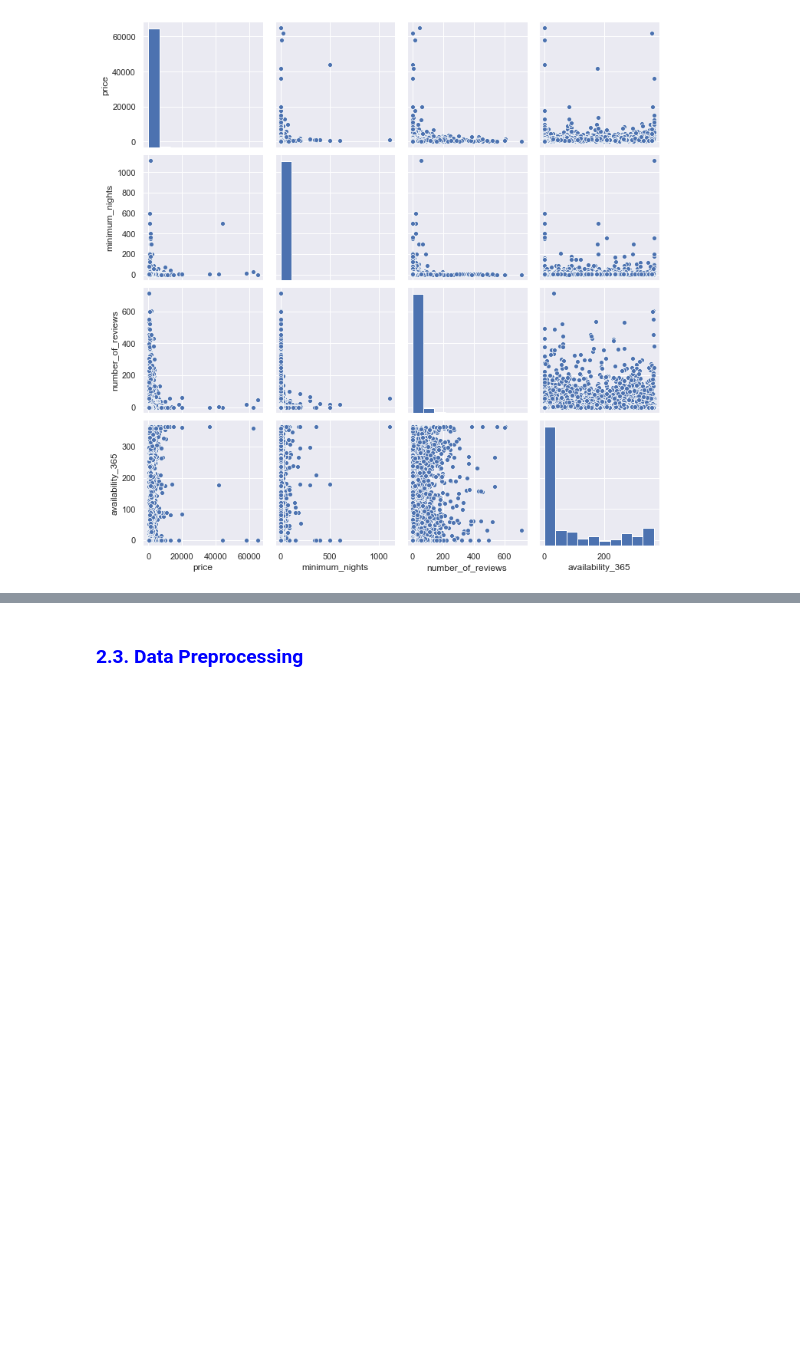
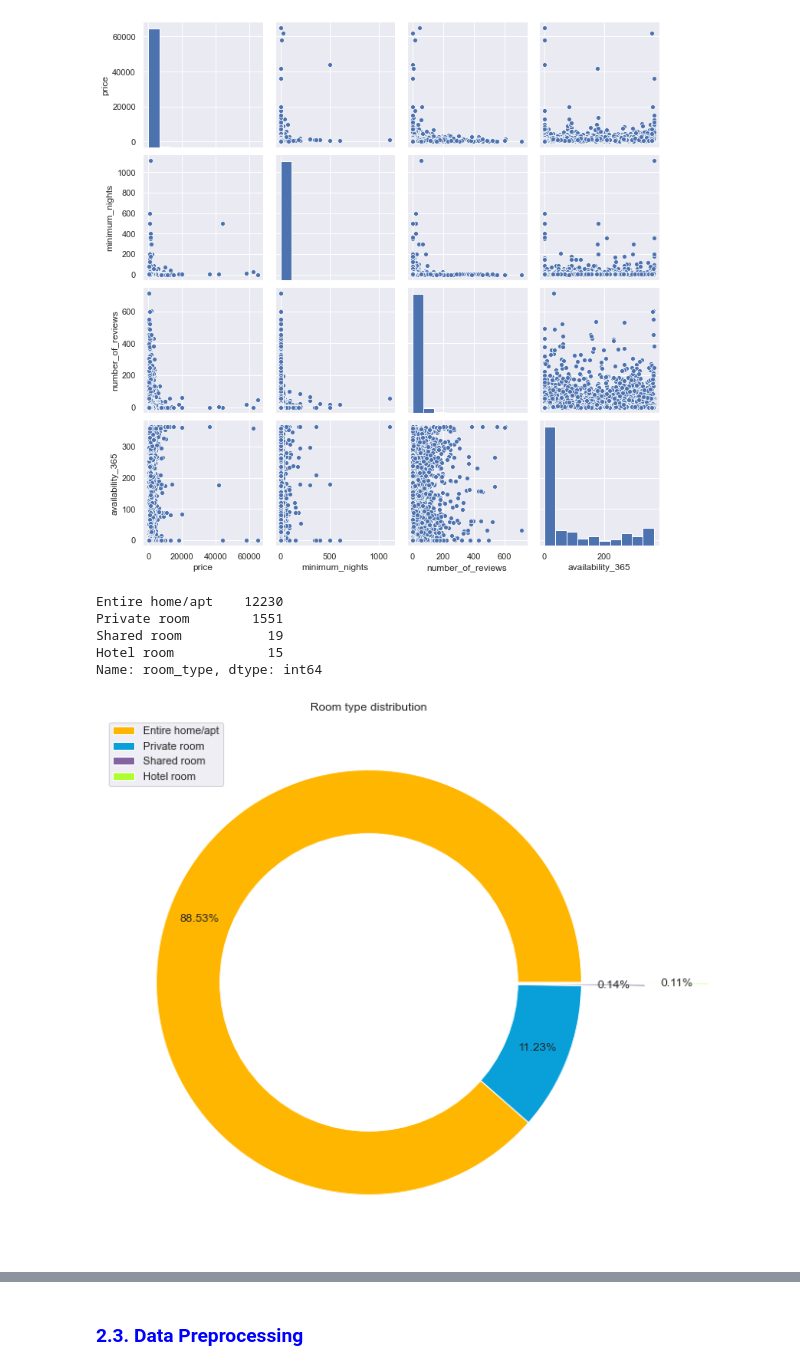
Before and after one commit to Arlinda96/BA-Project, a Jupyter notebook: Airbnb_Project.ipynb, the cells around one changed output, grey strips where cells are left out. Cells and saved outputs as stored; diff of their text form; code cells hidden in the pictures; blank space fills up the shorter version.

```diff
--- a/Airbnb_Project.ipynb
+++ b/Airbnb_Project.ipynb
@@ -102,3 +112,33 @@ sns.pairplot(dataset, vars=['price','minimum_nights', 'number_of_reviews', 'avai
 plt.show()
 # %% [output]
 [figure]
+# %%
+# Categorize the number of listings based on the room type
+room_type_count = dataset.room_type.value_counts()
+room_type_count
+# %% [output]
+Entire home/apt    12230
+Private room        1551
+Shared room           19
+Hotel room            15
+Name: room_type, dtype: int64
+# %%
+# Visualize the room type distribution
+explode = (0, 0, 0.3, 0.6)
+colors = ['#FFB600', '#09A0DA','#8464a0', '#ADFF2F']
+
+# Pie Chart
+plt.pie(room_type_count, colors=colors,
+        autopct='%.2f%%', pctdistance=0.85,
+        explode=explode)
+plt.legend(room_type_count.index, loc = "upper left")
+plt.title("Room type distribution")
+
+# Draw circle
+centre_circle = plt.Circle((0, 0), 0.70, fc='white')
+fig = plt.gcf()
+fig.gca().add_artist(centre_circle)
+
+plt.show()
+# %% [output]
+[figure, added]
```
Also changed, not shown: parts of 61 cells of this notebook.
